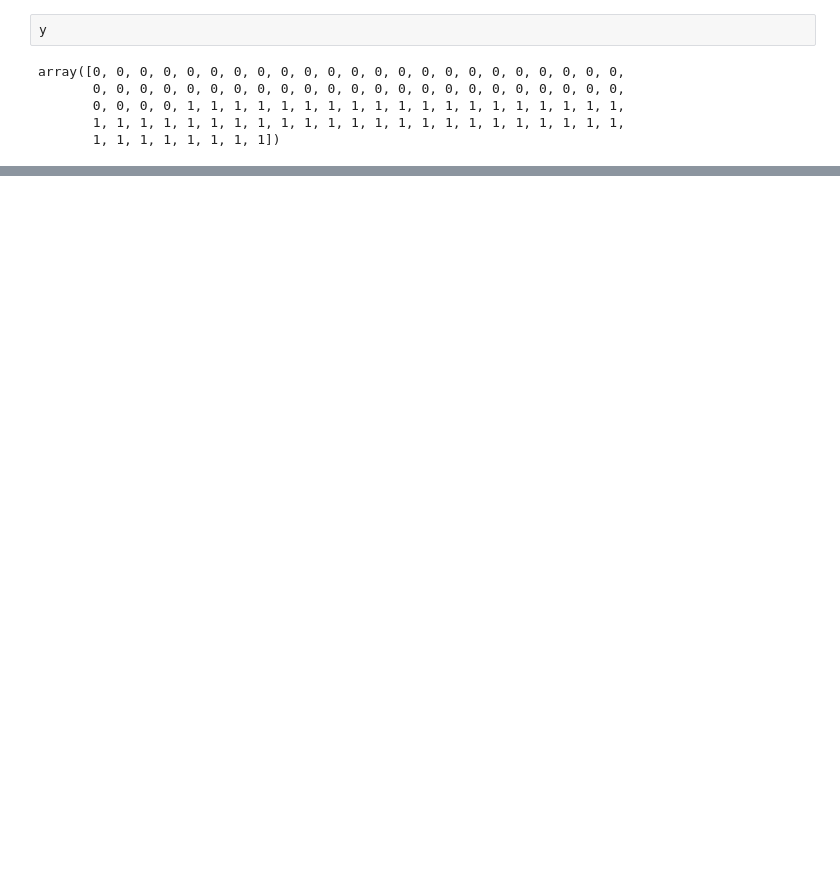
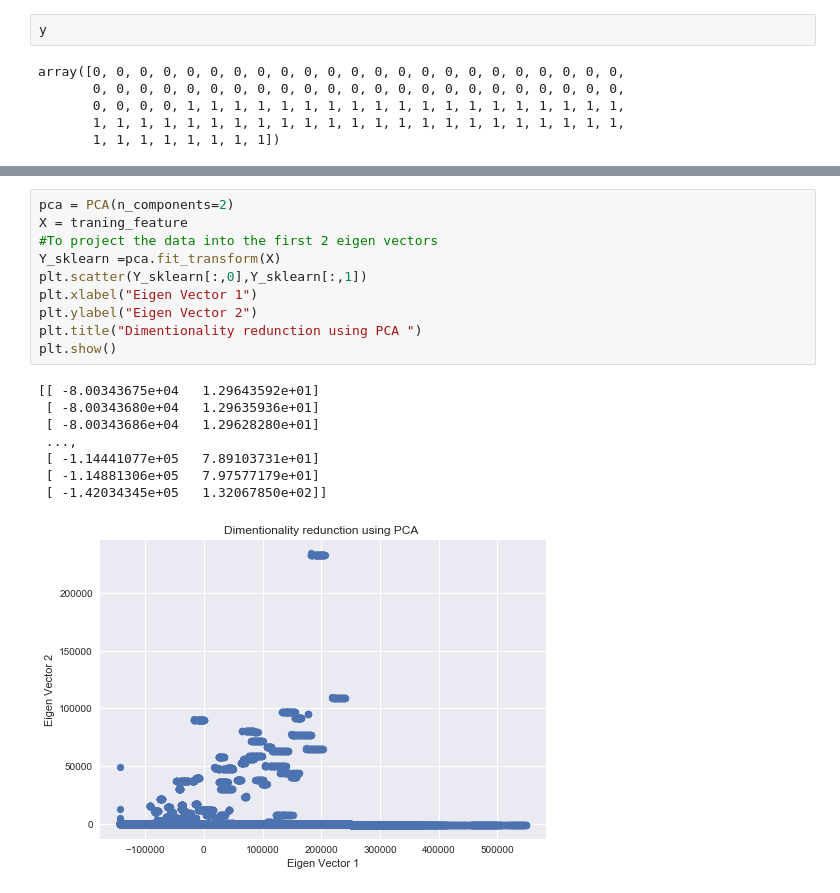
Before and after one commit to supriya-godge/ADS, a Jupyter notebook: Classification.ipynb, the cells around one changed output, grey strips where cells are left out. Drawn from its saved outputs; the diff is of its cells as text; blank space fills up the shorter version.

```diff
--- a/Classification.ipynb
+++ b/Classification.ipynb
@@ -385,0 +373,19 @@ start(traning_feature)
+# %%
+pca = PCA(n_components=2)
+X = traning_feature
+#To project the data into the first 2 eigen vectors
+Y_sklearn =pca.fit_transform(X)
+plt.scatter(Y_sklearn[:,0],Y_sklearn[:,1])
+plt.xlabel("Eigen Vector 1")
+plt.ylabel("Eigen Vector 2")
+plt.title("Dimentionality redunction using PCA ")
+plt.show()
+# %% [output]
+[[ -8.00343675e+04   1.29643592e+01]
+ [ -8.00343680e+04   1.29635936e+01]
+ [ -8.00343686e+04   1.29628280e+01]
+ ...,
+ [ -1.14441077e+05   7.89103731e+01]
+ [ -1.14881306e+05   7.97577179e+01]
+ [ -1.42034345e+05   1.32067850e+02]]
+[figure, added]
```
Also changed, not shown: parts of 17 cells of this notebook.
